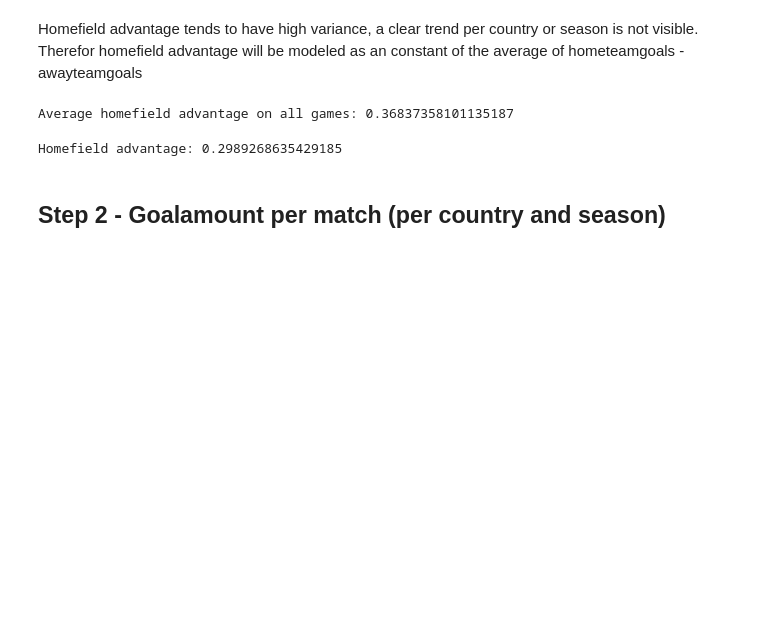
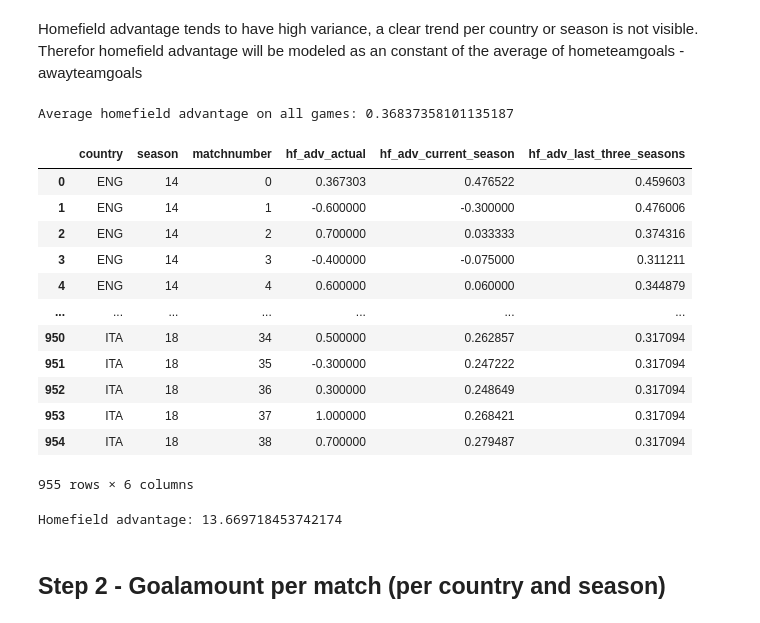
Before and after one commit to LUKEx76/football_prediction, a Jupyter notebook: heuer_model/heuer.ipynb, the cells around one changed output. Cells and saved outputs as stored; diff of their text form; code cells hidden in the pictures; blank space fills up the shorter version.

```diff
--- a/heuer_model/heuer.ipynb
+++ b/heuer_model/heuer.ipynb
@@ -53,12 +53,41 @@ avg_homefield_adv = np.sum(df_homefield["homefield_adv"]) / NUM_OF_SEASONS
 print("Average homefield advantage on all games:", avg_homefield_adv)
 # %% [output]
 Average homefield advantage on all games: 0.36837358101135187
+# %%
+df_country_season_homefield_adv = pd.read_csv(
+    "data/country_season_homefield_adv.csv", sep=";")
+# df_country_season_homefield_adv['bias'] = 1
+
+noise = np.random.normal(
+    avg_homefield_adv, 0.1, df_country_season_homefield_adv.shape[0] * 3)
+
+for index, row in df_country_season_homefield_adv.iterrows():
+    if row["hf_adv_actual"] == 0:
+        df_country_season_homefield_adv.at[index,
+                                           "hf_adv_actual"] = noise[index]
+    if row["hf_adv_current_season"] == 0:
+        df_country_season_homefield_adv.at[index,
+                                           "hf_adv_current_season"] = noise[df_country_season_homefield_adv.shape[0] + index]
+    if row["hf_adv_last_three_seasons"] == 0:
+        df_country_season_homefield_adv.at[index,
+                                           "hf_adv_last_three_seasons"] = noise[df_country_season_homefield_adv.shape[0] * 2 + index]
+
+df_country_season_homefield_adv
+# %% [output]
+|  | country | season | matchnumber | hf_adv_actual | hf_adv_current_season | hf_adv_last_three_seasons |
+| 0 | ENG | 14 | 0 | 0.367303 | 0.476522 | 0.459603 |
+| 1 | ENG | 14 | 1 | -0.600000 | -0.300000 | 0.476006 |
+| 2 | ENG | 14 | 2 | 0.700000 | 0.033333 | 0.374316 |
+| 3 | ENG | 14 | 3 | -0.400000 | -0.075000 | 0.311211 |
+| 4 | ENG | 14 | 4 | 0.600000 | 0.060000 | 0.344879 |
+| ... | ... | ... | ... | ... | ... | ... |
+| 950 | ITA | 18 | 34 | 0.500000 | 0.262857 | 0.317094 |
+| 951 | ITA | 18 | 35 | -0.300000 | 0.247222 | 0.317094 |
+| 952 | ITA | 18 | 36 | 0.300000 | 0.248649 | 0.317094 |
+| 953 | ITA | 18 | 37 | 1.000000 | 0.268421 | 0.317094 |
+| 954 | ITA | 18 | 38 | 0.700000 | 0.279487 | 0.317094 |
+955 rows × 6 columns
 # %%
-
-df_country_season_homefield_adv = pd.read_csv(
-    "data/country_season_homefield_adv.csv", sep=";")
-# df_country_season_homefield_adv['bias'] = 1
-
 
 @cache
 def h_country_season_homefield_adv(country, season, matchnumber):
@@ -80,9 +109,9 @@ def h_country_season_homefield_adv(country, season, matchnumber):
     return np.dot(w, input.T)[0]
 
 
-print("Homefield advantage:", h_country_season_homefield_adv("GER", 17, 11))
+print("Homefield advantage:", h_country_season_homefield_adv("ENG", 14, 1))
 # %% [output]
-Homefield advantage: 0.2989268635429185
+Homefield advantage: 13.669718453742174
 # %% [markdown]
 ## Step 2 - Goalamount per match (per country and season)
 # %%
```
Also changed, not shown: parts of 8 cells of this notebook, 2 other files.
